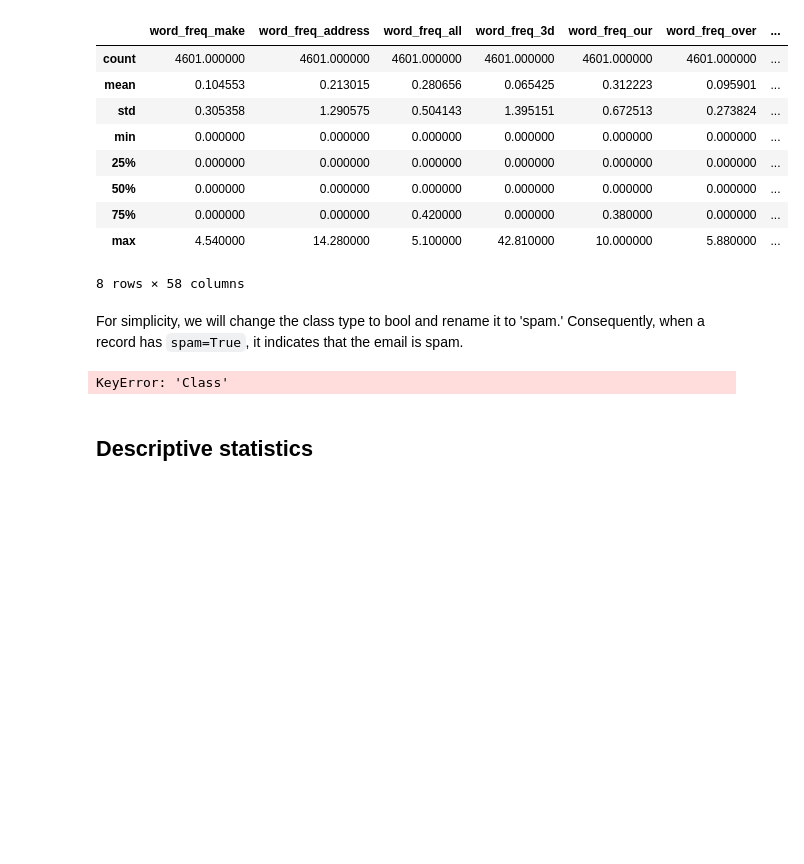
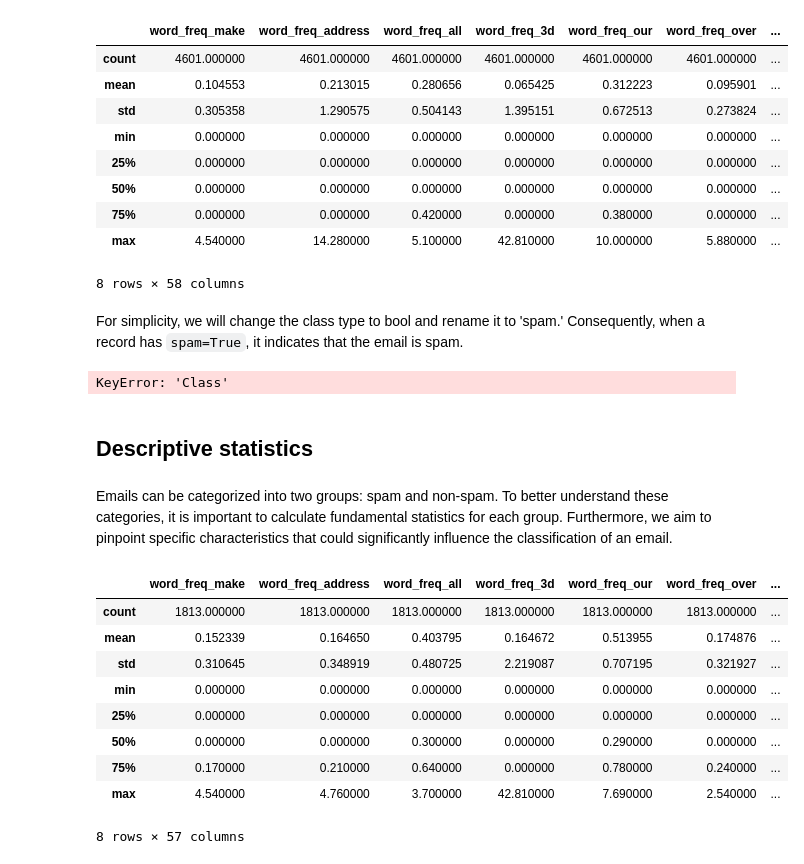
Before and after one commit to rosarioscavo/UCI-Spambase, a Jupyter notebook: uci_spambase.ipynb, the cells around one changed output. Cells and saved outputs as stored; diff of their text form; code cells hidden in the pictures; blank space fills up the shorter version.

```diff
--- a/uci_spambase.ipynb
+++ b/uci_spambase.ipynb
@@ -163,3 +163,5 @@ data['spam']
 KeyError: 'Class'
 # %% [markdown]
 ## Descriptive statistics <a id="descriptive statistics"></a>
+# %% [markdown]
+Emails can be categorized into two groups: spam and non-spam. To better understand these categories, it is important to calculate fundamental statistics for each group. Furthermore, we aim to pinpoint specific characteristics that could significantly influence the classification of an email.
@@ -165,0 +171,13 @@ KeyError: 'Class'
+# %%
+spam.describe()
+# %% [output]
+|  | word_freq_make | word_freq_address | word_freq_all | word_freq_3d | word_freq_our | word_freq_over | ... |
+| count | 1813.000000 | 1813.000000 | 1813.000000 | 1813.000000 | 1813.000000 | 1813.000000 | ... |
+| mean | 0.152339 | 0.164650 | 0.403795 | 0.164672 | 0.513955 | 0.174876 | ... |
+| std | 0.310645 | 0.348919 | 0.480725 | 2.219087 | 0.707195 | 0.321927 | ... |
+| min | 0.000000 | 0.000000 | 0.000000 | 0.000000 | 0.000000 | 0.000000 | ... |
+| 25% | 0.000000 | 0.000000 | 0.000000 | 0.000000 | 0.000000 | 0.000000 | ... |
+| 50% | 0.000000 | 0.000000 | 0.300000 | 0.000000 | 0.290000 | 0.000000 | ... |
+| 75% | 0.170000 | 0.210000 | 0.640000 | 0.000000 | 0.780000 | 0.240000 | ... |
+| max | 4.540000 | 4.760000 | 3.700000 | 42.810000 | 7.690000 | 2.540000 | ... |
+8 rows × 57 columns
```
Also changed, not shown: parts of 19 cells of this notebook.
